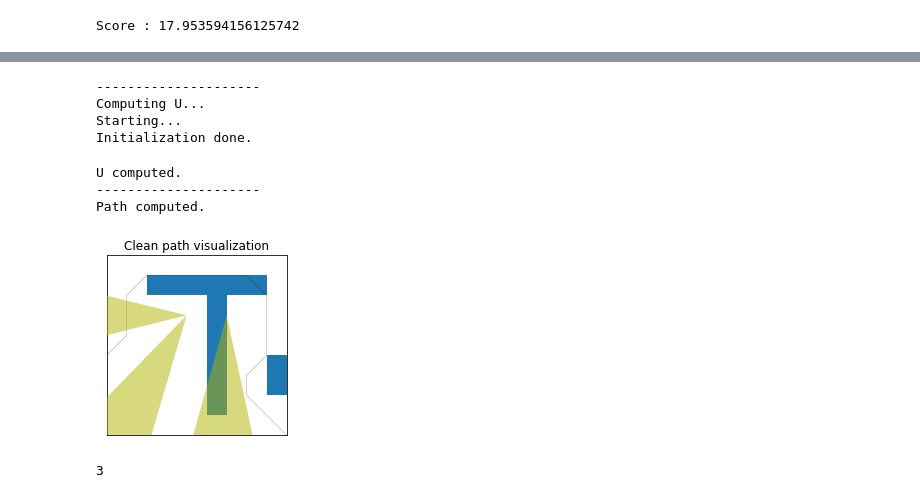
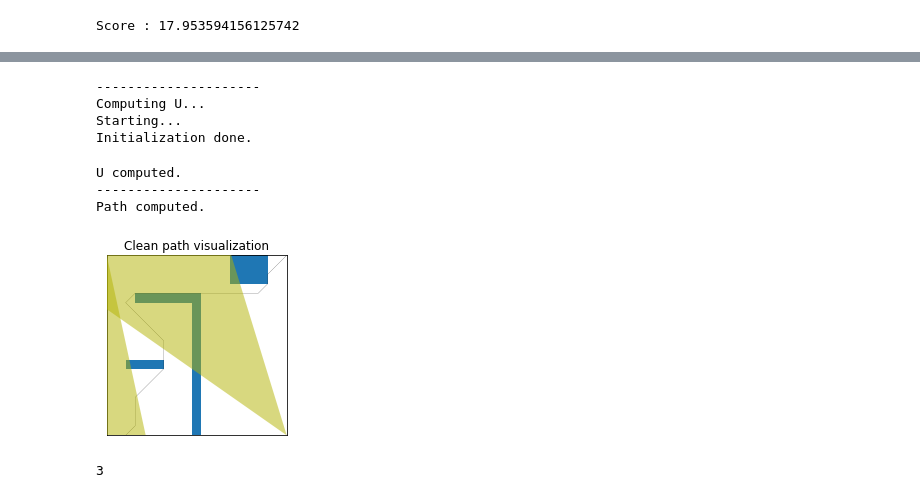
Before and after one commit to alexandreduplessis/Adversarial_Camera_Placement, a Jupyter notebook: Camera_placement.ipynb, the cells around one changed output, grey strips where cells are left out. Drawn from its saved outputs; the diff is of its cells as text; code cells hidden in the pictures.

```diff
--- a/Camera_placement.ipynb
+++ b/Camera_placement.ipynb
@@ -893,12 +893,12 @@ Score : 17.953594156125742
   camera_list = [[np.array([N-1, 0]), 3*.8-0.2, 0.7], [np.array([0, N-1]), -2*.8, 0.5]]
 #   camera_list = []
 
-  path, U = path_finder(N, x0, xf, camera_list,  obstacle_list, saveU=saveU)
-  print("Path: ", path)
-  # compute path length with cost_path
-  print("Path length: ", cost_path(path))
+#   path, U = path_finder(N, x0, xf, camera_list,  obstacle_list, saveU=saveU)
+#   print("Path: ", path)
+#   # compute path length with cost_path
+#   print("Path length: ", cost_path(path))
 
-#   path = [[0, 0]]
+  path = [[i, 0] for i in range(5)]
   counter = 0
 
   if visualize:
@@ -913,11 +913,8 @@ Score : 17.953594156125742
           cam, theta, alpha = camera
           camera_points.append(cam)
 
-      for i in range(N):
-          for j in range(N):
-              plt.plot(i, j, 'wo')
       for i in range(len(path)):
-          plt.plot(path[i][0], path[i][1], 'go')
+          plt.plot(path[i][0], path[i][1], 'o-g')
       # visualize obstacle
       for point in obstacles_list_to_points(obstacle_list):
           plt.plot(point[0], point[1], 'ro')
@@ -1083,31 +1070,32 @@ def visualization(N, camera_list, obstacle_list, pos_start=np.array([-2., -2.]),
     plt.show(block=False)
     return 3
 # %%
-  N = 10
+  N = 20
   visualize = True
   saveU = True
 
   x0 = np.array([0, 0])
-  xf = np.array([N-1, 0])
+  xf = np.array([N-1, N-1])
   # convert to real between -2 and 2
   pos_start = x0 / (N - 1) * 4 - 2
   pos_end = xf / (N - 1) * 4 - 2
 
-  obstacle_list = [[2, 7, 6, 1], [5, 1, 1, 7], [8, 2, 2, 2]]
+  obstacle_list = [[2, 7, 4, 1], [9, 0, 1, 15], [3,14, 6, 1], [13, 16, 4, 4]]
+  camera_list = [[np.array([N-1, 0]), 3*.8-0.2, 0.7], [np.array([0, N-1]), -2*.8, 0.5]]
+
   # convert to real between -2 and 2
   obstacle_list = [[obs[0] / (N - 1) * 4 - 2, obs[1] / (N - 1) * 4 - 2, obs[2] / (N - 1) * 4, obs[3] / (N - 1) * 4] for obs in obstacle_list]
-  camera_list = [[np.array([4, 6]), -3*.8 + .3, .5], [np.array([4, 6]), -3.14, .5], [np.array([6, 6]), -2*.8, .5]]
   # convert to real between -2 and 2
   camera_list = [[np.array([cam[0][0] / (N - 1) * 4 - 2, cam[0][1] / (N - 1) * 4 - 2]), cam[1], cam[2]] for cam in camera_list]
   a = visualization(N, camera_list, obstacle_list, pos_start, pos_end)
   print(a)
 # %% [output]
 ---------------------
 Computing U...
 Starting...
 Initialization done.
 U computed.
 ---------------------
 Path computed.
-[figure, old version]
+[figure, new version]
 3
```
Also changed, not shown: parts of 1 cell of this notebook, 9 other files.
